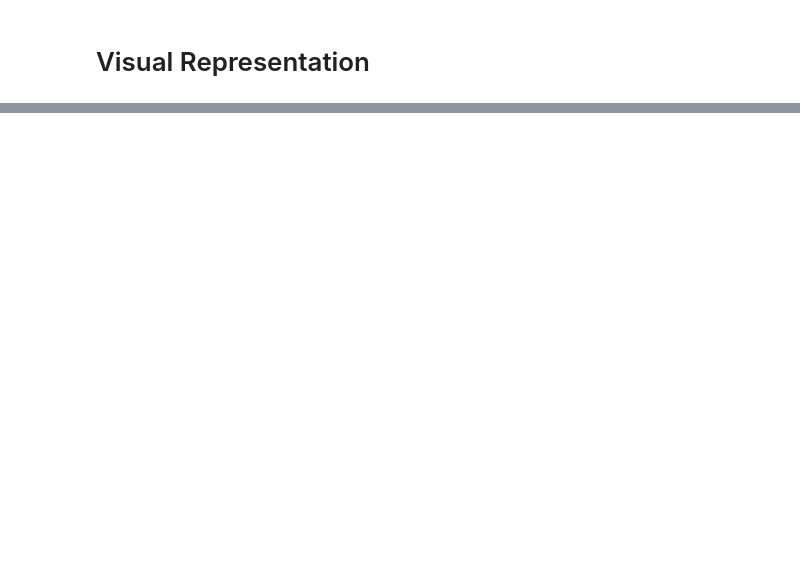
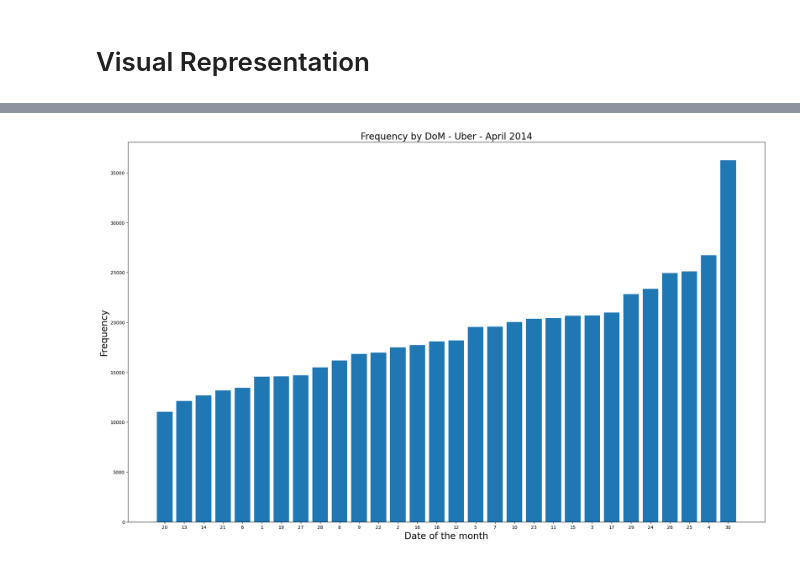
Before and after one commit to Welkomm/Data_Analysis, a Jupyter notebook: Vizualisation/DataVizAlaysis1.ipynb, the cells around one changed output, grey strips where cells are left out. Cells and saved outputs as stored; diff of their text form; code cells hidden in the pictures; blank space fills up the shorter version.

```diff
--- a/Vizualisation/DataVizAlaysis1.ipynb
+++ b/Vizualisation/DataVizAlaysis1.ipynb
@@ -116,0 +185,10 @@ df.
+# %%
+# Plotting the frequency by day of the month - more readable
+plt.figure(figsize = (25, 15))
+plt.bar(range(1, 31), by_date.sort_values())
+plt.xticks(range(1, 31), by_date.sort_values().index)
+plt.xlabel(('Date of the month'), fontsize=20)
+plt.ylabel(('Frequency'), fontsize=20)
+plt.title(('Frequency by DoM - Uber - April 2014'), fontsize=20)
+# %% [output]
+[figure, added]
```
Also changed, not shown: parts of 16 cells of this notebook.
